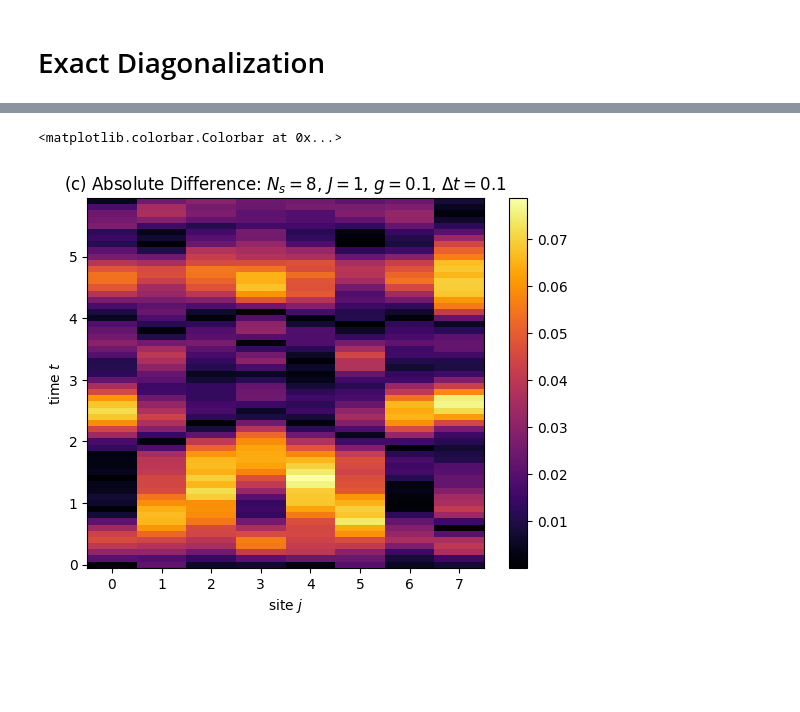
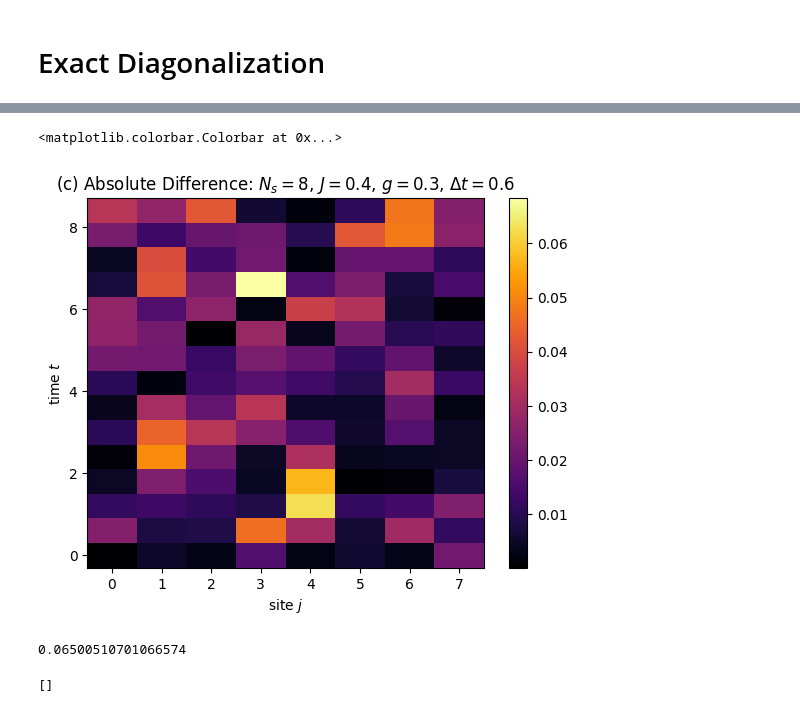
Before and after one commit to mhite926/qiskit-ising-scattering, a Jupyter notebook: Python-Codes/State-Prep-Givens.ipynb, the cells around one changed output, grey strips where cells are left out. Drawn from its saved outputs; the diff is of its cells as text; code cells hidden in the pictures; blank space fills up the shorter version.

```diff
--- a/Python-Codes/State-Prep-Givens.ipynb
+++ b/Python-Codes/State-Prep-Givens.ipynb
@@ -101,5 +106,5 @@ betas_l, angles_l = giv_angles(N_s, 4, 5, -n_k, sigma, r=r)
 # %%
-vqe_angles = np.load('vqe-thetas-N8-J1-h1-g0.npy')
+vqe_angles = np.load('vqe-thetas-N8-J0.4-h1-g0.3.npy')
 # %%
 def make_circuit(t_step):
     qreg = QuantumRegister(N_s+4)
@@ -187,7 +194,7 @@ gates = []
 depths = []
 for i in range(N_t):
     circuit = make_circuit(i)
-    new_circuit = transpile(circuit, backend=backend, basis_gates=basis_gates)
+    new_circuit = transpile(circuit, backend=backend, optimization_level=3)
     circuits.append(new_circuit)
     gates.append(dict(new_circuit.count_ops()))
     depths.append(new_circuit.depth())
@@ -194,5 +209,5 @@ for i in range(N_t):
 # %%
-num_shots = 50000
+num_shots = 100000
 job = backend.run(circuits, shots=num_shots)
 counts_list = job.result().get_counts()
 # %%
@@ -208,16 +223,19 @@ counts_list = job.result().get_counts()
 # with open(filename, 'w') as fout:
 #     json.dump(counts_list, fout)
 # %%
+counts_list=[counts_list]
 qc_occ_nums = []
 for i in range(N_t):
     expecz = np.zeros(N_s)
+    num_anc_0 = 0
     for key in counts_list[i]:
-        # if key[N_s+1] == '0' and key[N_s+3] == '0':
-        for j in range(N_s):
-            if key[j] == '0':
-                expecz[j] += counts_list[i][key] / num_shots
-            else:
-                expecz[j] -= counts_list[i][key] / num_shots
-    qc_occ_nums.append((1 - expecz) / 2)
+        if key[N_s+1] == '0' and key[N_s+3] == '0':
+            num_anc_0 += counts_list[i][key]
+            for j in range(N_s):
+                if key[j] == '0':
+                    expecz[j] += counts_list[i][key]
+                else:
+                    expecz[j] -= counts_list[i][key]
+    qc_occ_nums.append((1 - expecz/num_anc_0) / 2)
 qc_occ_nums = np.array(qc_occ_nums)
 # %%
@@ -346,28 +415,32 @@ plt.colorbar()
 # %%
 x = np.linspace(0, N_s-1, N_s)
 y = np.linspace(0, (N_t - 1) * dt, N_t)
 X, Y = np.meshgrid(x, y)
 fig, ax = plt.subplots()
 
 perc_errors = []
 for t in range(N_t):
     perc_error_t = []
     for j in range(N_s):
-        perc_error = np.abs(occs[t][j] - qc_occ_nums[t][j])
+        perc_error = np.abs((qc_occ_nums[t][j] - occs[t][j]))
         perc_error_t.append(perc_error)
     perc_errors.append(perc_error_t)
 
 plt.pcolormesh(X, Y, perc_errors, cmap='inferno')
 plt.xlabel(r'site $j$')
 plt.ylabel(r'time $t$')
 title = r'(c) Absolute Difference: $N_s = $' + str(N_s)
 title += r', $J = $' + str(J)
 # title += r', $h = $' + str(h)
 title += r', $g = $' + str(g)
 title += r', $\Delta t=$' + str(dt)
 plt.title(title)
 plt.colorbar()
 # plt.savefig('qc-occ-nums.png')
 # %% [output]
 <matplotlib.colorbar.Colorbar at 0x...>
-[figure, old version]
+[figure, new version]
+# %%
+np.mean(perc_errors)
+# %% [output]
+0.06500510701066574
@@ -373,0 +533,4 @@ plt.colorbar()
+# %%
+four_spec_12
+# %% [output]
+[]
```
Also changed, not shown: parts of 29 cells of this notebook.
